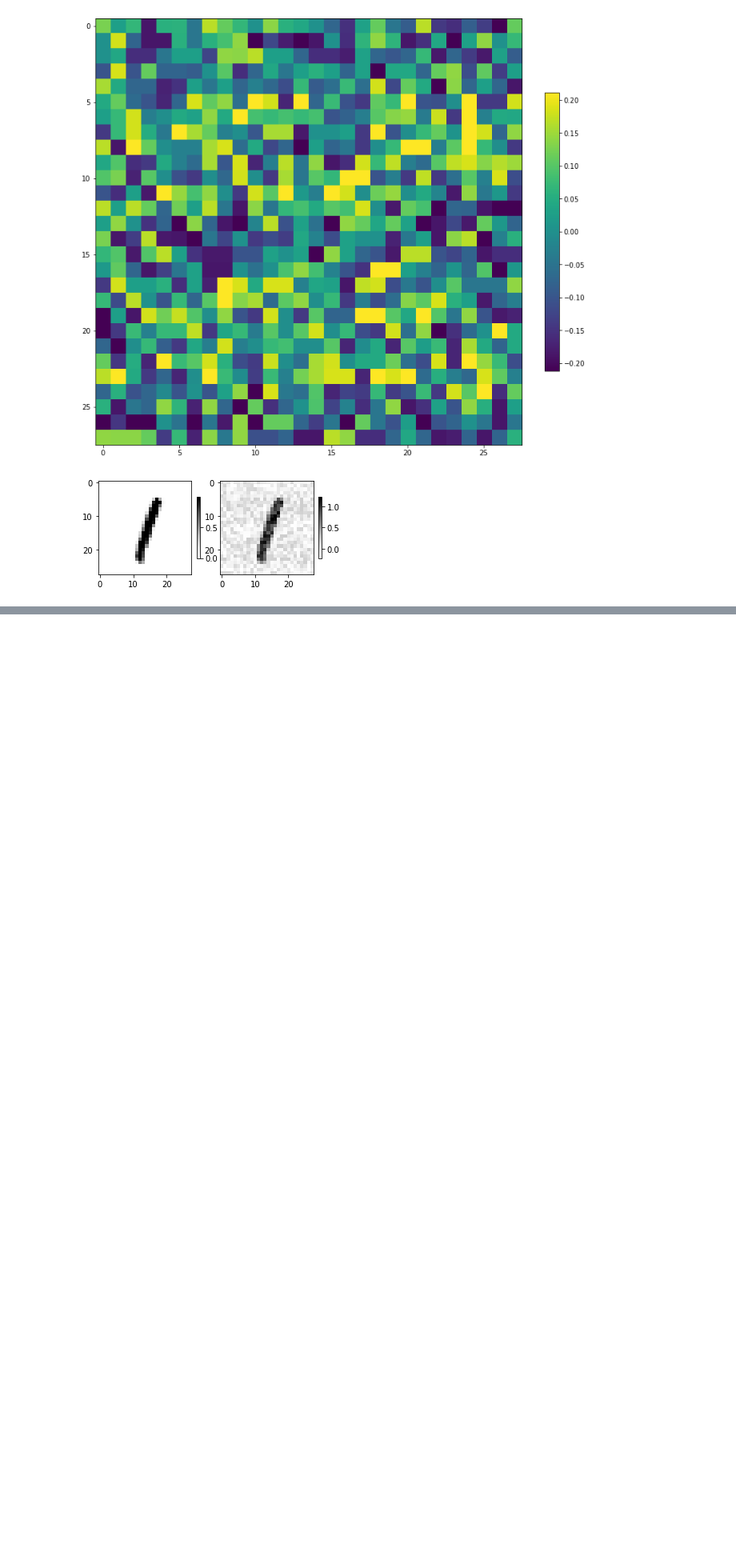
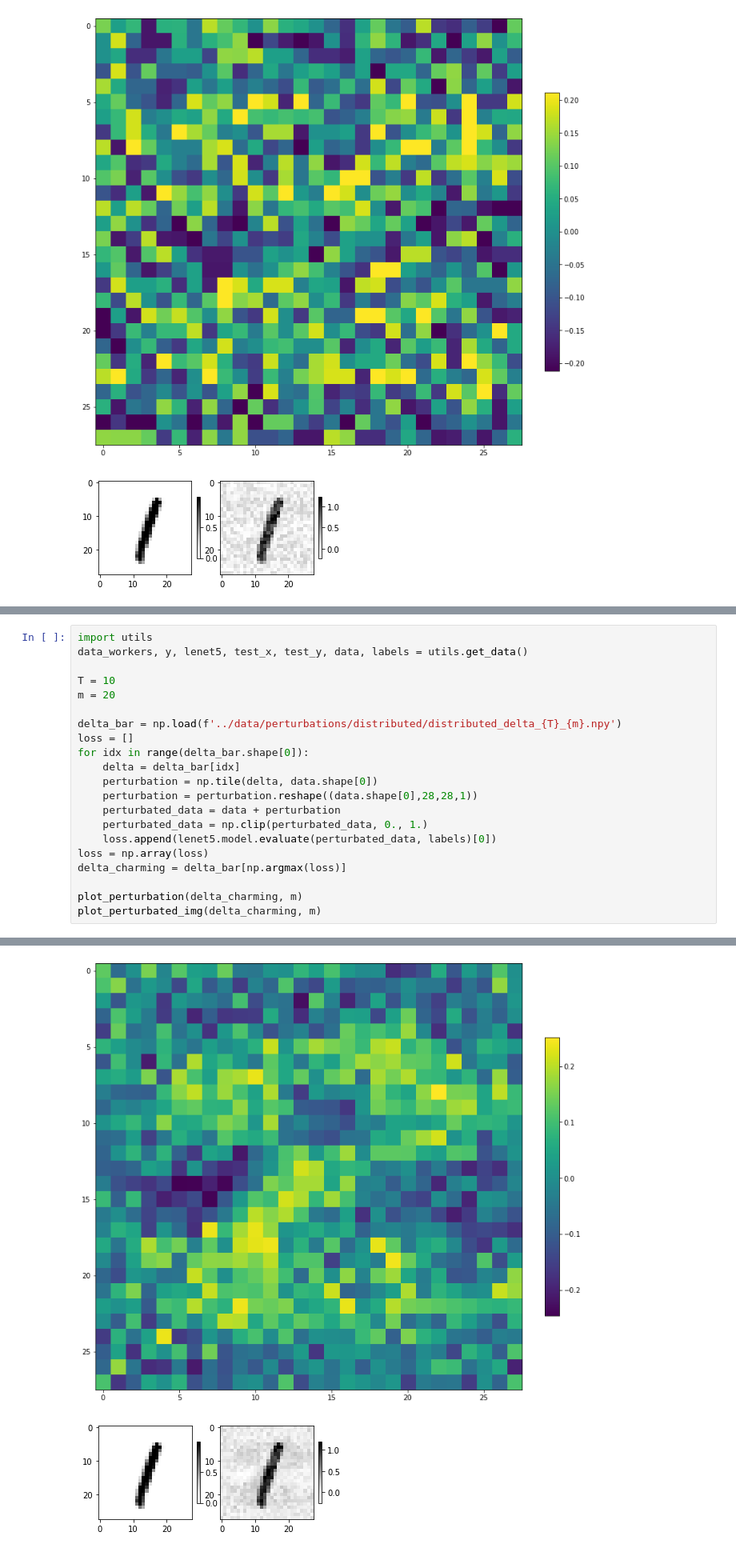
Before and after one commit to silviapoletti/Universal-Adversarial-Perturbation-starring-Frank-Wolfe, a Jupyter notebook: src/perturbation_notebook.ipynb, the cells around one changed output, grey strips where cells are left out. Shown at 80% size. Saved outputs shown, nothing was run; the diff lists cells and outputs as text; blank space fills up the shorter version.

```diff
--- a/src/perturbation_notebook.ipynb
+++ b/src/perturbation_notebook.ipynb
@@ -196,0 +201,22 @@ plot_perturbated_img(delta, 10000)
+# %%
+import utils
+data_workers, y, lenet5, test_x, test_y, data, labels = utils.get_data()
+
+T = 10
+m = 20
+
+delta_bar = np.load(f'../data/perturbations/distributed/distributed_delta_{T}_{m}.npy')
+loss = []
+for idx in range(delta_bar.shape[0]):
+    delta = delta_bar[idx]
+    perturbation = np.tile(delta, data.shape[0])
+    perturbation = perturbation.reshape((data.shape[0],28,28,1))
+    perturbated_data = data + perturbation
+    perturbated_data = np.clip(perturbated_data, 0., 1.)
+    loss.append(lenet5.model.evaluate(perturbated_data, labels)[0])
+loss = np.array(loss)
+delta_charming = delta_bar[np.argmax(loss)]
+
+plot_perturbation(delta_charming, m)
+plot_perturbated_img(delta_charming, m)
+# %% [output]
@@ -196,0 +235,2 @@ plot_perturbated_img(delta, 10000)
+[figure, added]
+[figure, added]
```
Also changed, not shown: parts of 4 cells of this notebook, 7 other files.
